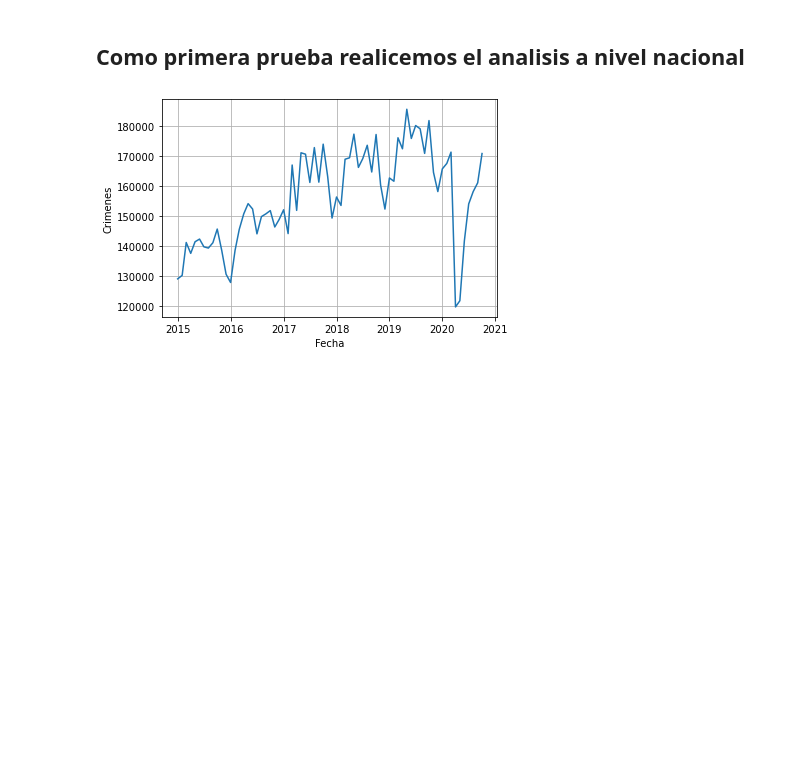
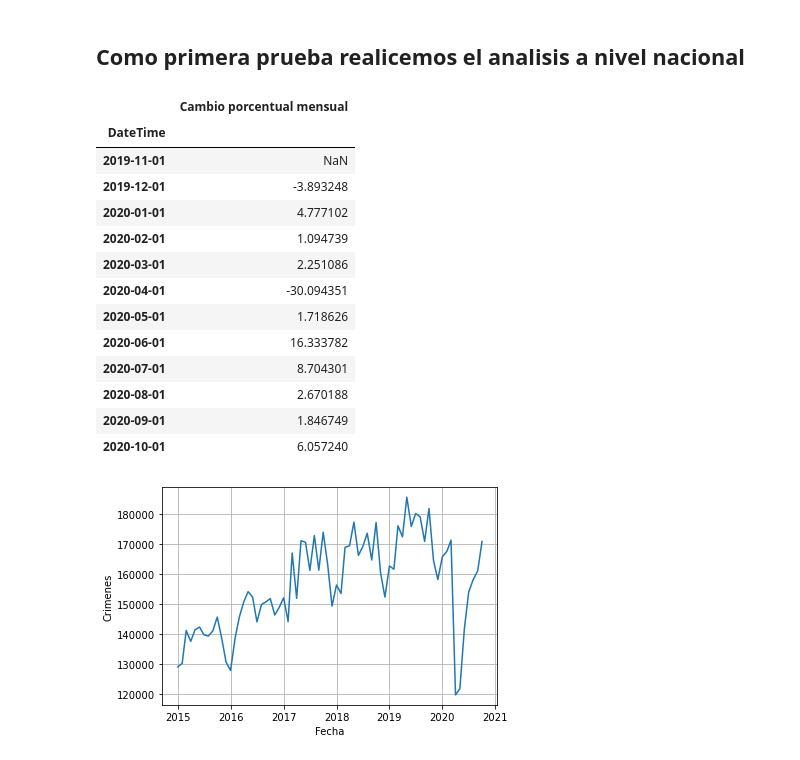
Before and after one commit to ejcv/dataMexicoChallenge, a Jupyter notebook: forecasting_crimes.ipynb, the cells around one changed output. Cells and saved outputs as stored; diff of their text form; code cells hidden in the pictures; blank space fills up the shorter version.

```diff
--- a/forecasting_crimes.ipynb
+++ b/forecasting_crimes.ipynb
@@ -87,6 +87,25 @@ national_crimes_df['DateTime'] = national_crimes_df.apply(lambda entry: pd.to_da
                  day = 1)), axis=1)
 
 national_crimes_df.drop(columns = ['Año', 'Mes'], inplace=True)
+# %%
+national_crimes_change = national_crimes_df.set_index('DateTime')['2019-11':]
+national_crimes_change['Cambio porcentual mensual'] = national_crimes_change['No. de delitos'].pct_change()*100
+national_crimes_change.drop(columns='No. de delitos')
+# %% [output]
+|  | Cambio porcentual mensual |
+| DateTime |  |
+| 2019-11-01 | NaN |
+| 2019-12-01 | -3.893248 |
+| 2020-01-01 | 4.777102 |
+| 2020-02-01 | 1.094739 |
+| 2020-03-01 | 2.251086 |
+| 2020-04-01 | -30.094351 |
+| 2020-05-01 | 1.718626 |
+| 2020-06-01 | 16.333782 |
+| 2020-07-01 | 8.704301 |
+| 2020-08-01 | 2.670188 |
+| 2020-09-01 | 1.846749 |
+| 2020-10-01 | 6.057240 |
 # %%
 plt.plot(national_crimes_df.set_index('DateTime'))
 plt.xlabel('Fecha')
```
Also changed, not shown: parts of 12 cells of this notebook, 1 other file.
